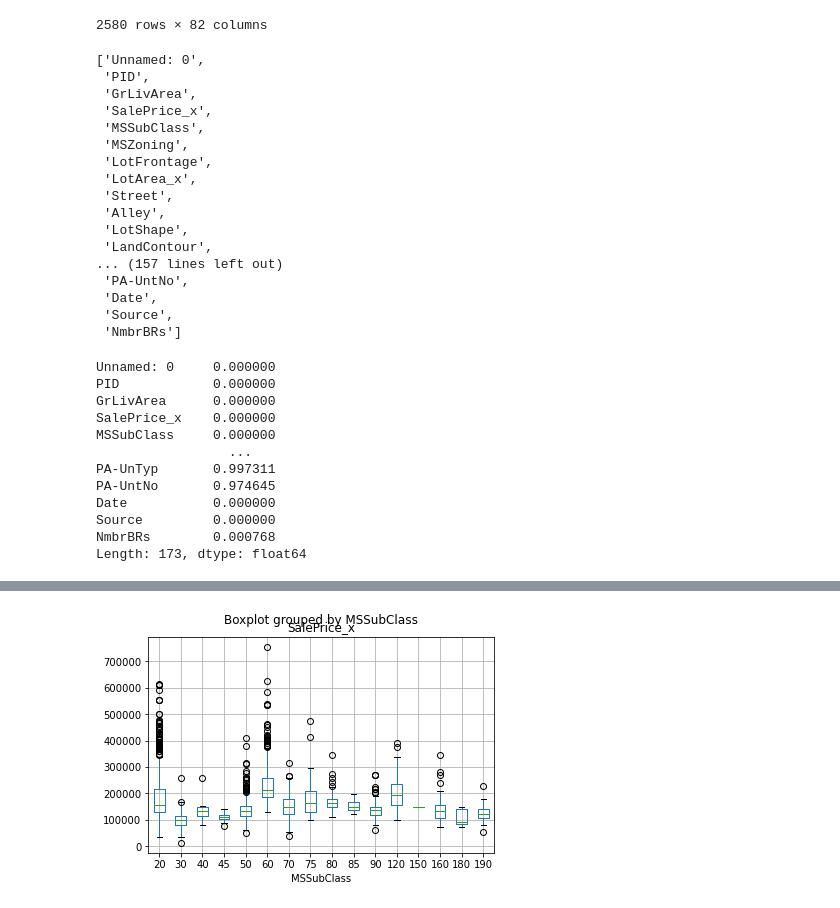
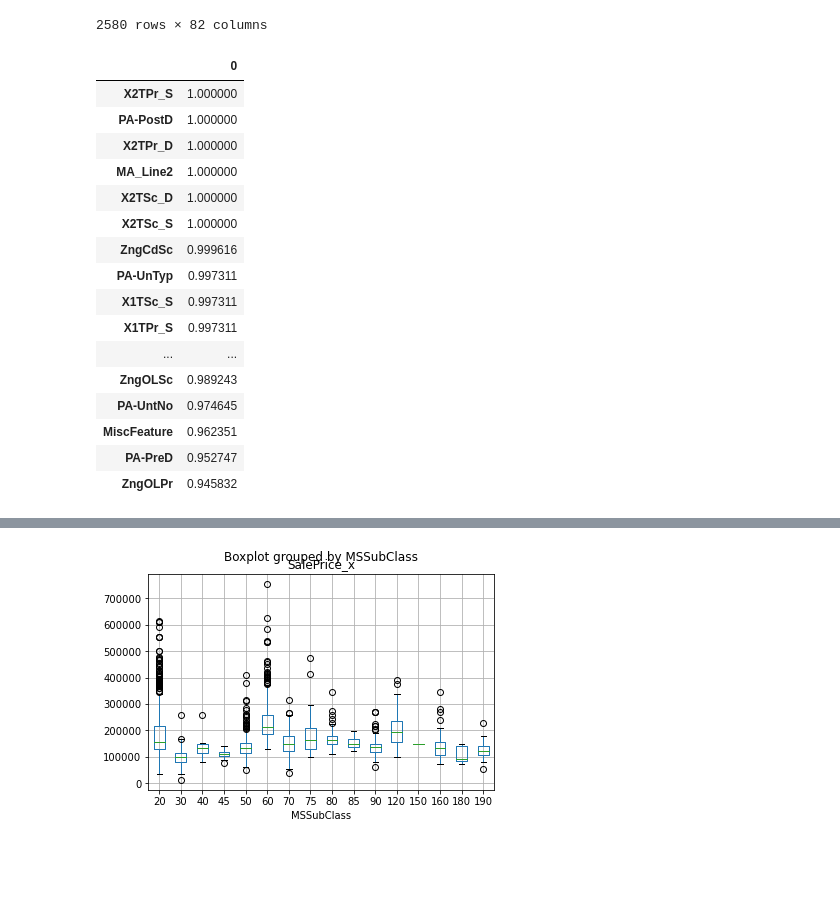
Before and after one commit to axpinkerton/proj3, a Jupyter notebook: cleanup.ipynb, the cells around one changed output, grey strips where cells are left out. Saved outputs shown, nothing was run; the diff lists cells and outputs as text; code cells hidden in the pictures; blank space fills up the shorter version.

```diff
--- a/cleanup.ipynb
+++ b/cleanup.ipynb
@@ -37,46 +37,28 @@ housing
 | 2578 | 762 | 907192040 | 1842 | 217500 | 60 | RL | NaN | 8826 | Pave | ... |
 | 2579 | 763 | 906223180 | 1911 | 215000 | 60 | RL | 80.0 | 9554 | Pave | ... |
 2580 rows × 82 columns
-# %%
-lst=[]
-for s in both.columns:
-    lst.append(s)
-lst
-# %% [output]
-['Unnamed: 0',
- 'PID',
- 'GrLivArea',
- 'SalePrice_x',
- 'MSSubClass',
- 'MSZoning',
- 'LotFrontage',
- 'LotArea_x',
- 'Street',
- 'Alley',
- 'LotShape',
- 'LandContour',
-... (157 lines left out)
- 'PA-UntNo',
- 'Date',
- 'Source',
- 'NmbrBRs']
 # %%
 both = pd.merge(housing,re_data,left_on='PID',right_on='MapRefNo')
-# %%
-both.isnull().sum() / len(both)
-# %% [output]
-Unnamed: 0     0.000000
-PID            0.000000
-GrLivArea      0.000000
-SalePrice_x    0.000000
-MSSubClass     0.000000
-                 ...
-PA-UnTyp       0.997311
-PA-UntNo       0.974645
-Date           0.000000
-Source         0.000000
-NmbrBRs        0.000768
-Length: 173, dtype: float64
+# %%
+pd.DataFrame(both.isnull().sum() / len(both)).sort_values(by=0,ascending=False).head(18)
+# %% [output]
+|  | 0 |
+| X2TPr_S | 1.000000 |
+| PA-PostD | 1.000000 |
+| X2TPr_D | 1.000000 |
+| MA_Line2 | 1.000000 |
+| X2TSc_D | 1.000000 |
+| X2TSc_S | 1.000000 |
+| ZngCdSc | 0.999616 |
+| PA-UnTyp | 0.997311 |
+| X1TSc_S | 0.997311 |
+| X1TPr_S | 0.997311 |
+| ... | ... |
+| ZngOLSc | 0.989243 |
+| PA-UntNo | 0.974645 |
+| MiscFeature | 0.962351 |
+| PA-PreD | 0.952747 |
+| ZngOLPr | 0.945832 |
 # %%
 remove = ['Unnamed: 0','PID','MapRefNo','GeoRefNo','Prop_Addr','Tier','Range','Legal_Pr','MA_Ownr1','MA_Ownr2','MA_Line1','MA_Line2',\
           'LndAc_S','ImpAc_S','OthAc_S','TtlVal_AsrYr','X1TPr_D','X1TSc_D','X2TPr_D','X2TSc_D','X1TPr_S','X1TSc_S','X2TPr_S','X2TSc_S',\
```
Also changed, not shown: parts of 20 cells of this notebook.
